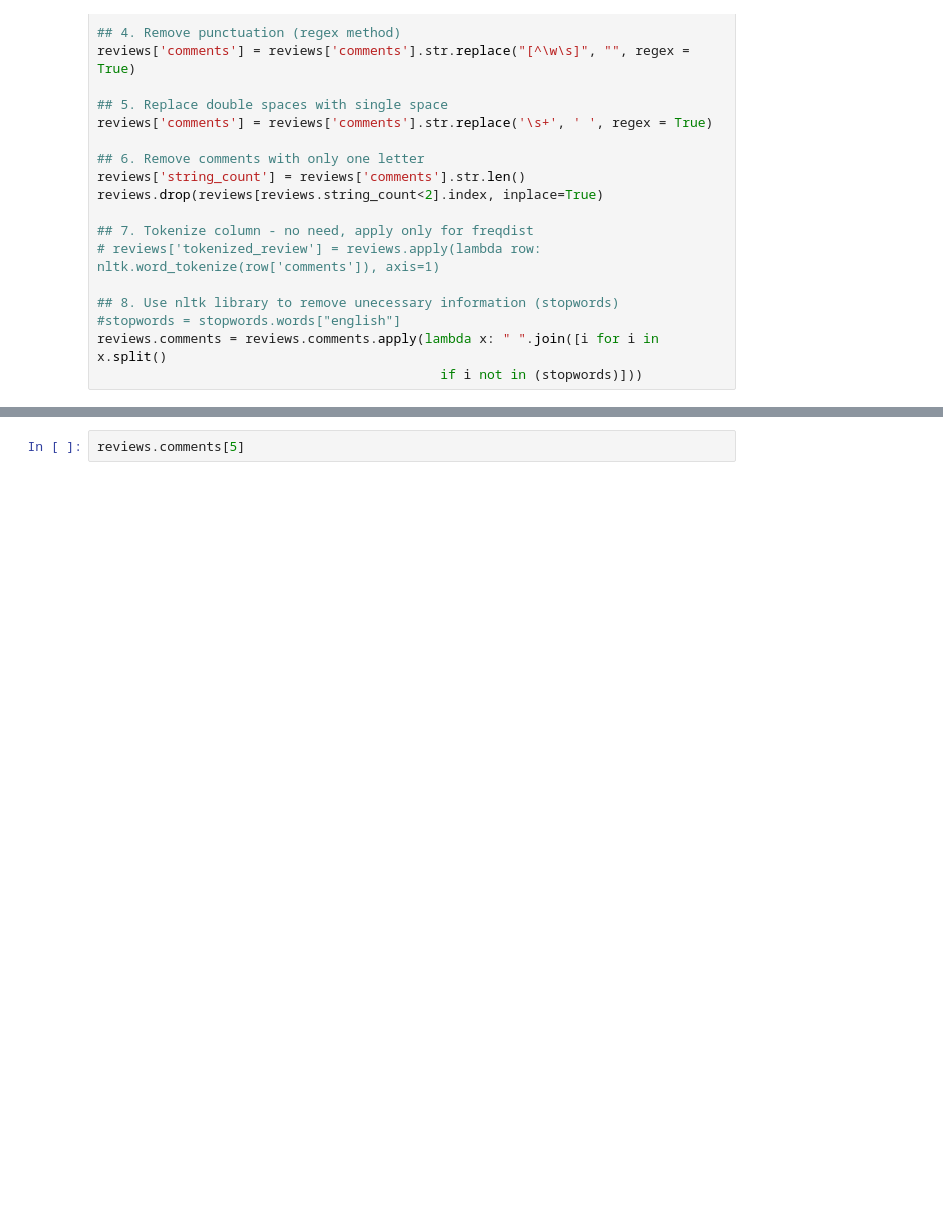
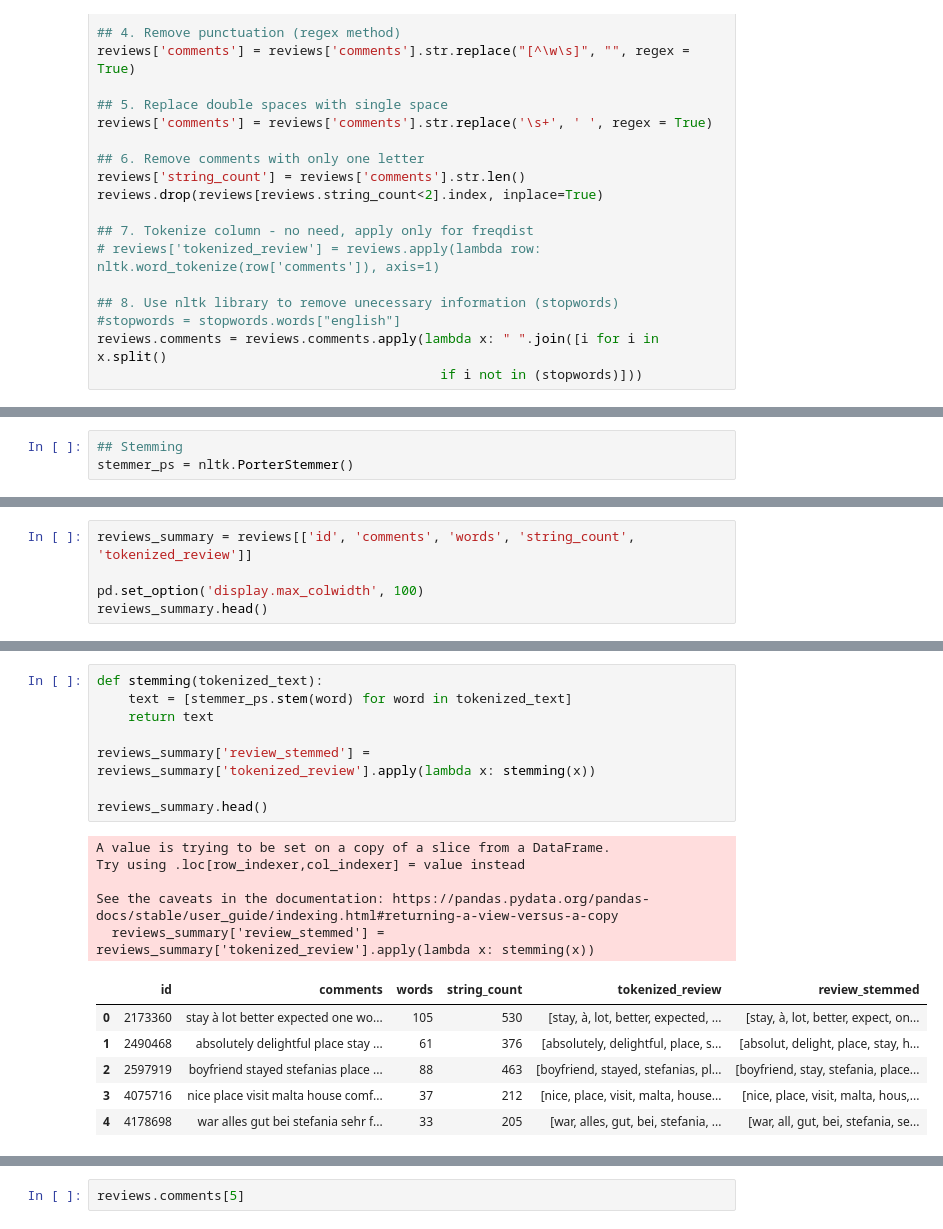
Before and after one commit to dianaionascu15/airbnb-nlp, a Jupyter notebook: airbnb_nlp.ipynb, the cells around one changed output, grey strips where cells are left out. Drawn from its saved outputs; the diff is of its cells as text; blank space fills up the shorter version.

Commit message:
stemming and lemmatize

```diff
--- a/airbnb_nlp.ipynb
+++ b/airbnb_nlp.ipynb
@@ -305,0 +186,3 @@ def lemmatize_text(text):
+# %%
+## Stemming
+stemmer_ps = nltk.PorterStemmer()
@@ -305,0 +197,5 @@ def lemmatize_text(text):
+# %%
+reviews_summary = reviews[['id', 'comments', 'words', 'string_count', 'tokenized_review']]
+
+pd.set_option('display.max_colwidth', 100)
+reviews_summary.head()
@@ -305,0 +209,20 @@ def lemmatize_text(text):
+# %%
+def stemming(tokenized_text):
+    text = [stemmer_ps.stem(word) for word in tokenized_text]
+    return text
+
+reviews_summary['review_stemmed'] = reviews_summary['tokenized_review'].apply(lambda x: stemming(x))
+
+reviews_summary.head()
+# %% [output]
+A value is trying to be set on a copy of a slice from a DataFrame.
+Try using .loc[row_indexer,col_indexer] = value instead
+
+See the caveats in the documentation: https://pandas.pydata.org/pandas-docs/stable/user_guide/indexing.html#returning-a-view-versus-a-copy
+  reviews_summary['review_stemmed'] = reviews_summary['tokenized_review'].apply(lambda x: stemming(x))
+|  | id | comments | words | string_count | tokenized_review | review_stemmed |
+| 0 | 2173360 | stay à lot better expected one wo... | 105 | 530 | [stay, à, lot, better, expected, ... | [stay, à, lot, better, expect, on... |
+| 1 | 2490468 | absolutely delightful place stay ... | 61 | 376 | [absolutely, delightful, place, s... | [absolut, delight, place, stay, h... |
+| 2 | 2597919 | boyfriend stayed stefanias place ... | 88 | 463 | [boyfriend, stayed, stefanias, pl... | [boyfriend, stay, stefania, place... |
+| 3 | 4075716 | nice place visit malta house comf... | 37 | 212 | [nice, place, visit, malta, house... | [nice, place, visit, malta, hous,... |
+| 4 | 4178698 | war alles gut bei stefania sehr f... | 33 | 205 | [war, alles, gut, bei, stefania, ... | [war, all, gut, bei, stefania, se... |
```
Also changed, not shown: parts of 26 cells of this notebook.
